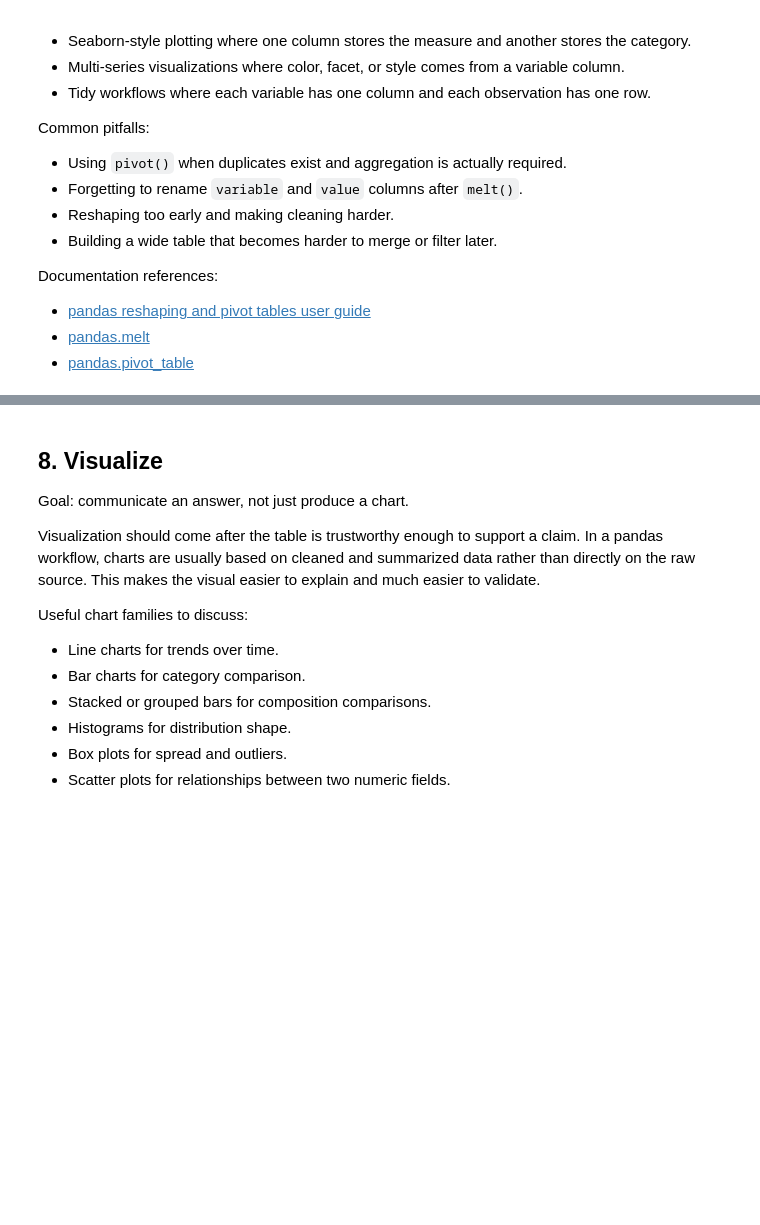
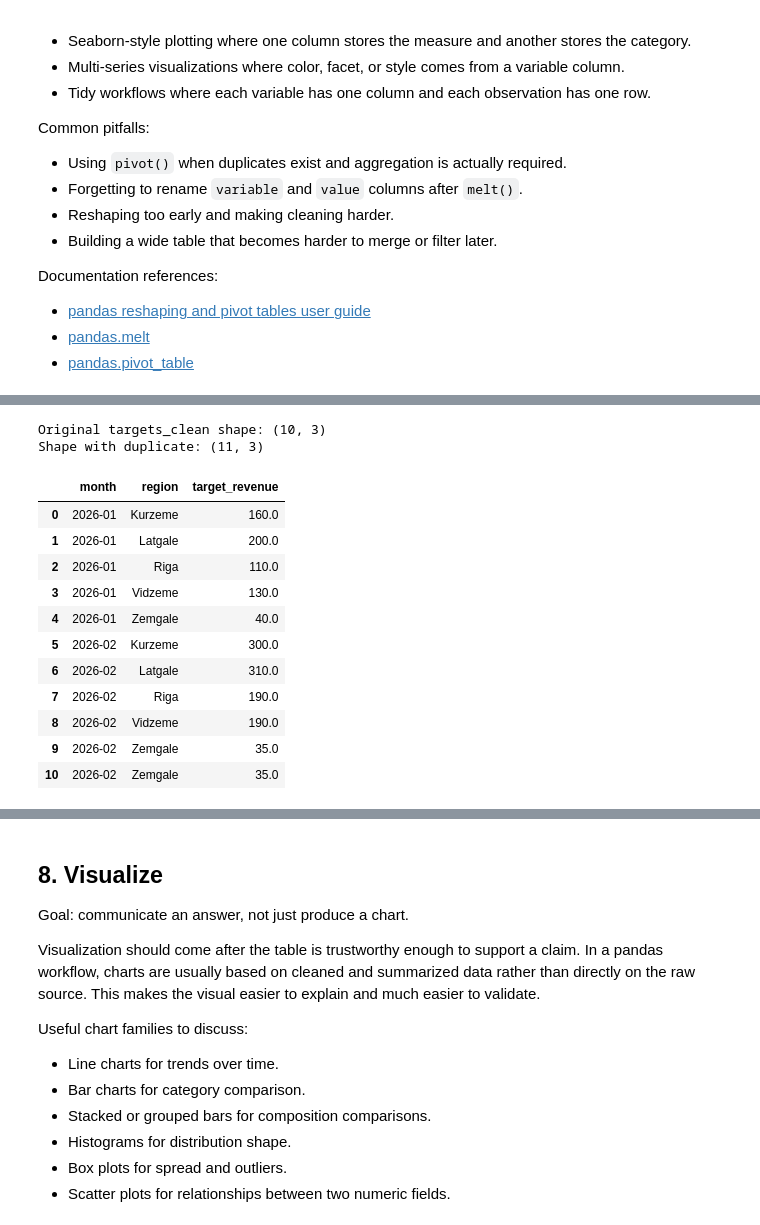
Before and after one commit to ValRCS/RTU_Python_CSP, a Jupyter notebook: notebooks/day4_pandas_full_worfklow_colab.ipynb, the cells around one changed output, grey strips where cells are left out. Drawn from its saved outputs; the diff is of its cells as text; code cells hidden in the pictures; blank space fills up the shorter version.

```diff
--- a/notebooks/day4_pandas_full_worfklow_colab.ipynb
+++ b/notebooks/day4_pandas_full_worfklow_colab.ipynb
@@ -1405,0 +1511,21 @@ Documentation references:
+# %%
+# let's add a duplicate of last row to the end of targets_clean
+targets_with_duplicate = pd.concat([targets_clean, targets_clean.tail(1)], ignore_index=True)
+print(f"Original targets_clean shape: {targets_clean.shape}")
+print(f"Shape with duplicate: {targets_with_duplicate.shape}")
+targets_with_duplicate
+# %% [output]
+Original targets_clean shape: (10, 3)
+Shape with duplicate: (11, 3)
+|  | month | region | target_revenue |
+| 0 | 2026-01 | Kurzeme | 160.0 |
+| 1 | 2026-01 | Latgale | 200.0 |
+| 2 | 2026-01 | Riga | 110.0 |
+| 3 | 2026-01 | Vidzeme | 130.0 |
+| 4 | 2026-01 | Zemgale | 40.0 |
+| 5 | 2026-02 | Kurzeme | 300.0 |
+| 6 | 2026-02 | Latgale | 310.0 |
+| 7 | 2026-02 | Riga | 190.0 |
+| 8 | 2026-02 | Vidzeme | 190.0 |
+| 9 | 2026-02 | Zemgale | 35.0 |
+| 10 | 2026-02 | Zemgale | 35.0 |
```
Also changed, not shown: parts of 13 cells of this notebook.
